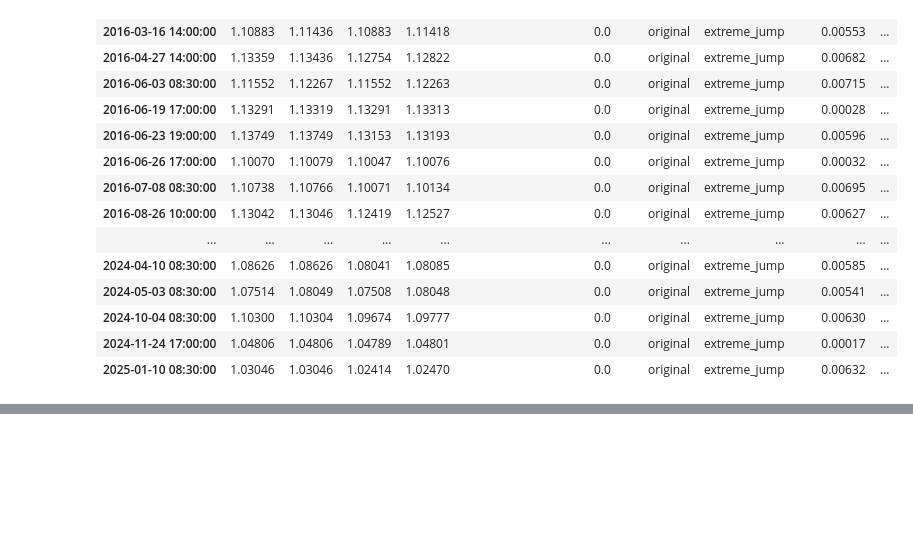
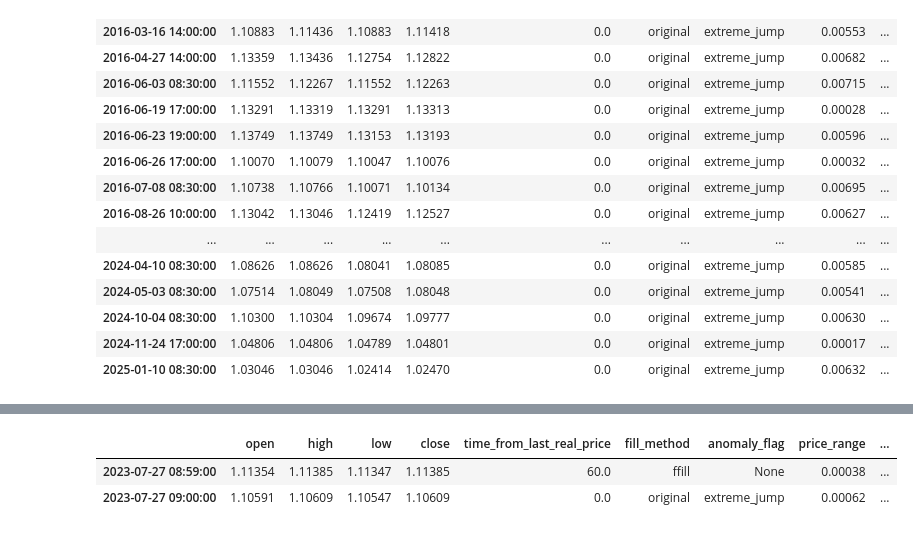
Before and after one commit to polakro1/VI-projekt, a Jupyter notebook: Untitled-1.ipynb, the cells around one changed output, grey strips where cells are left out. Saved outputs shown, nothing was run; the diff lists cells and outputs as text; code cells hidden in the pictures; blank space fills up the shorter version.

```diff
--- a/Untitled-1.ipynb
+++ b/Untitled-1.ipynb
@@ -379,0 +387,6 @@ Name: 2023-01-27 06:01:00, dtype: object
+# %%
+df.loc["2023-07-27 08:59:00":"2023-07-27 09:00:00"]
+# %% [output]
+|  | open | high | low | close | time_from_last_real_price | fill_method | anomaly_flag | price_range | ... |
+| 2023-07-27 08:59:00 | 1.11354 | 1.11385 | 1.11347 | 1.11385 | 60.0 | ffill | None | 0.00038 | ... |
+| 2023-07-27 09:00:00 | 1.10591 | 1.10609 | 1.10547 | 1.10609 | 0.0 | original | extreme_jump | 0.00062 | ... |
```
Also changed, not shown: parts of 3 cells of this notebook.
